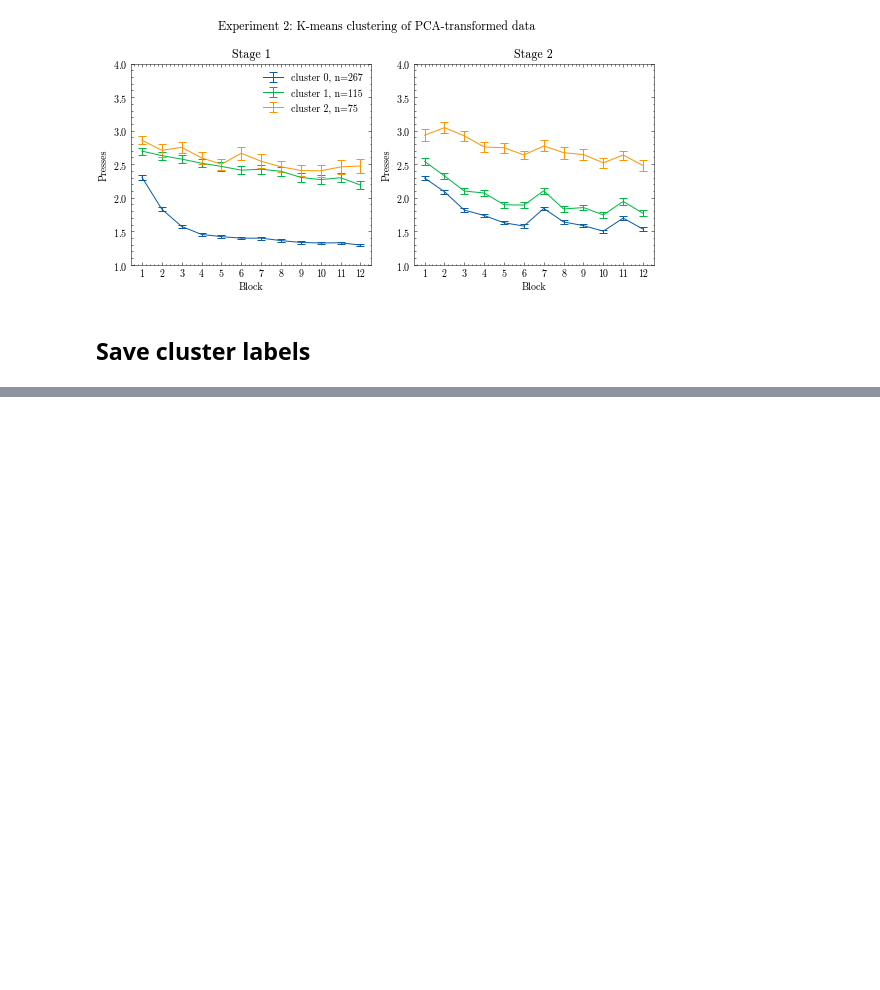
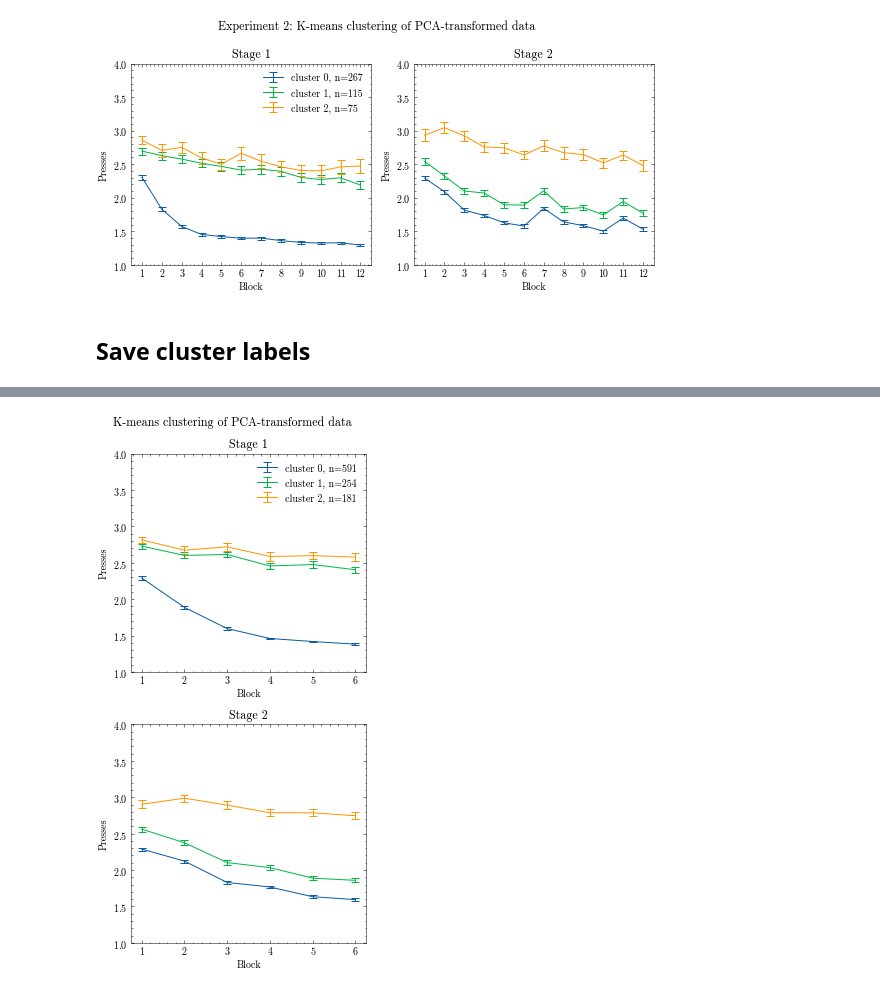
Before and after one commit to jl3676/learning_hierarchy, a Jupyter notebook: cluster_participants.ipynb, the cells around one changed output, grey strips where cells are left out. Cells and saved outputs as stored; diff of their text form; code cells hidden in the pictures; blank space fills up the shorter version.

```diff
--- a/cluster_participants.ipynb
+++ b/cluster_participants.ipynb
@@ -122,0 +125,5 @@ with open('../learning_hierarchy/data.pkl', 'wb') as file:
+# %%
+with open('data.pkl', 'rb') as file:
+    data_dict = pickle.load(file)
+    all_data = data_dict['data']
+    meta_data = data_dict['meta_data']
@@ -122,0 +146,35 @@ with open('../learning_hierarchy/data.pkl', 'wb') as file:
+# %%
+K = len(np.unique(meta_data['Cluster']))
+blocks = np.arange(1,7)
+fig, axes = plt.subplots(1,2,figsize=(8,4))
+mean_population_counter1, mean_population_counter2 = helpers.calc_mean(all_data, trials_to_probe=10, start_trial=0)
+mean_population_counter1 = mean_population_counter1[:,:6]
+mean_population_counter2 = mean_population_counter2[:,:6]
+for i in range(K):
+    this_clu_size = np.sum(meta_data['Cluster']==i)
+    axes[0].errorbar(blocks,
+                np.nanmean(mean_population_counter1[meta_data['Cluster']==i],axis=0),
+                stats.sem(mean_population_counter1[meta_data['Cluster']==i],axis=0,nan_policy='omit'),
+                capsize=4, label='cluster '+str(i)+', n='+str(this_clu_size))
+    axes[1].errorbar(blocks,
+                np.nanmean(mean_population_counter2[meta_data['Cluster']==i],axis=0),
+                stats.sem(mean_population_counter2[meta_data['Cluster']==i],axis=0,nan_policy='omit'),
+                capsize=4, label='cluster '+str(i)+', n='+str(this_clu_size))
+
+axes[0].set_xticks(blocks,blocks)
+axes[1].set_xticks(blocks,blocks)
+axes[0].set_xlabel('Block')
+axes[1].set_xlabel('Block')
+axes[0].set_ylabel('Presses')
+axes[1].set_ylabel('Presses')
+axes[0].set_ylim([1,4])
+axes[1].set_ylim([1,4])
+axes[0].legend()
+axes[0].set_title('Stage 1')
+axes[1].set_title('Stage 2')
+
+plt.suptitle(f'K-means clustering of PCA-transformed data')
+plt.tight_layout()
+plt.show()
+# %% [output]
+[figure, added]
```
Also changed, not shown: parts of 2 cells of this notebook, 1 other file.
